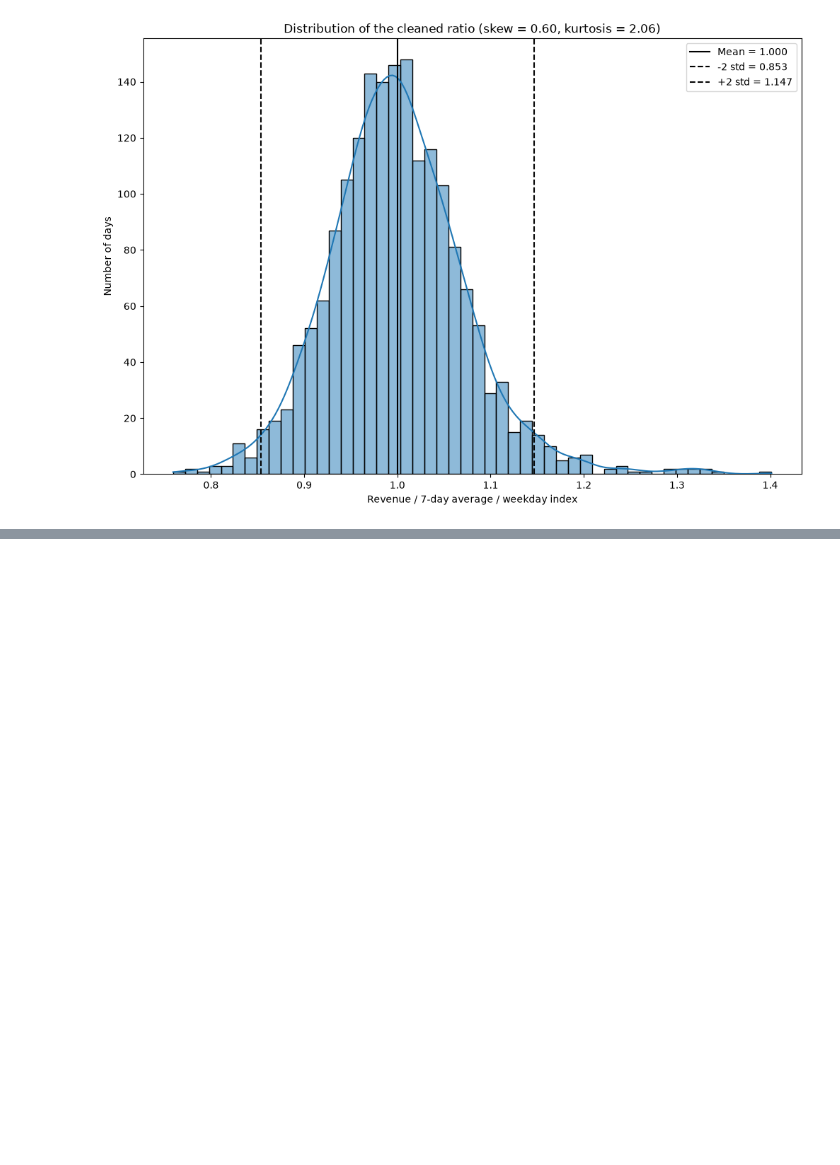
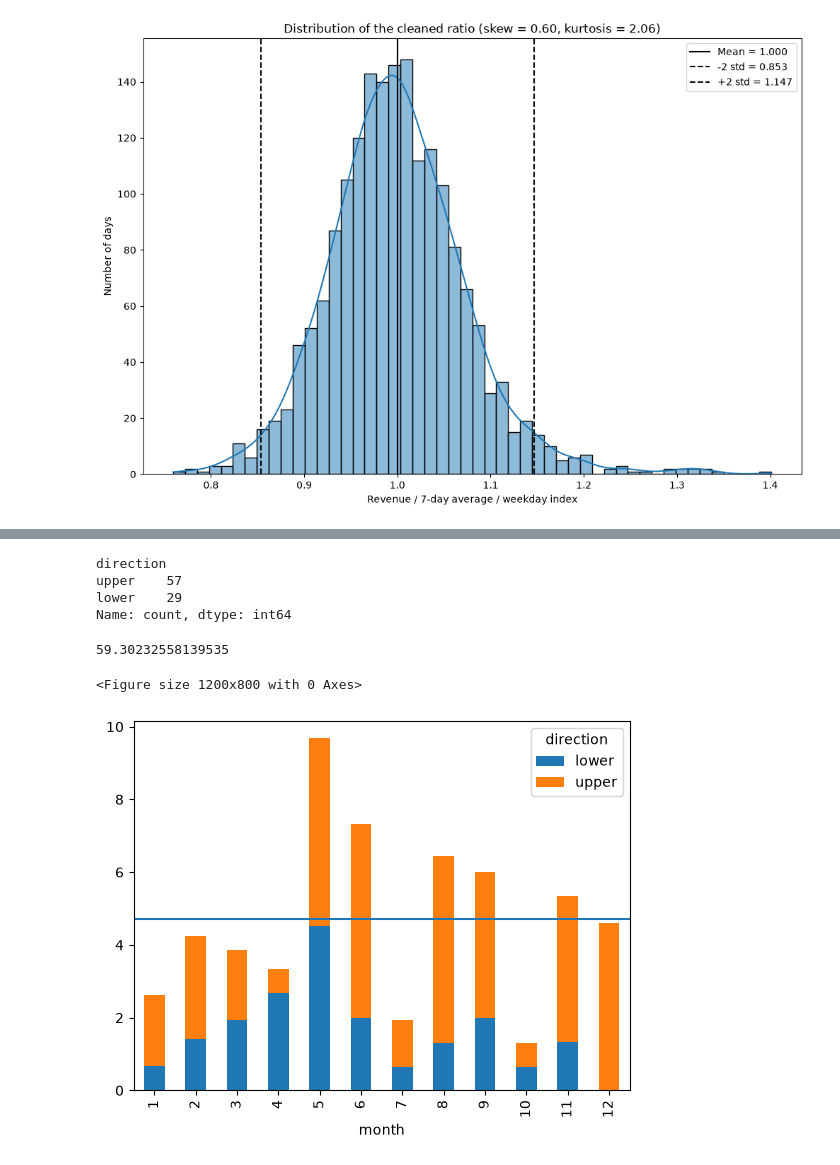
Before and after one commit to Grzegosh/sku_prediction, a Jupyter notebook: EDA.ipynb, the cells around one changed output, grey strips where cells are left out. Saved outputs shown, nothing was run; the diff lists cells and outputs as text; code cells hidden in the pictures; blank space fills up the shorter version.

Commit message:
Started checking outliers

```diff
--- a/EDA.ipynb
+++ b/EDA.ipynb
@@ -575,0 +555,57 @@ Text(0, 0.5, 'Number of days')
+# %%
+upper_bound = noise_mean + 2 * noise_std
+lower_bound = noise_mean - 2 * noise_std
+
+
+cols_to_pick = ['date','month','iso_day_of_week', 'year', 'is_holiday', 'is_special_day','is_payday_window','is_discount_period','revenue',
+                                                'rev_div_rev_7d', 'rev_div_rev_7d_wo_w_index']
+upper_bound_mask = noise > upper_bound
+upper_bound_mask = noise[upper_bound_mask].index
+upper_outlier_days = trend_df_wo_weekly_profile[cols_to_pick].loc[upper_bound_mask]
+upper_outlier_days['direction'] = 'upper'
+
+
+lower_bound_mask = noise < lower_bound
+lower_bound_mask = noise[lower_bound_mask].index
+lower_outlier_days = trend_df_wo_weekly_profile[cols_to_pick].loc[lower_bound_mask]
+lower_outlier_days['direction'] = 'lower'
+
+
+outlier_days = pd.concat([upper_outlier_days, lower_outlier_days])
+outlier_days['num_of_std'] = np.abs((outlier_days['rev_div_rev_7d_wo_w_index'] - noise_mean) / noise_std)
+outlier_days = outlier_days.sort_values('num_of_std', ascending=False)
+
+outlier_days['date_dt'] = pd.to_datetime(outlier_days['date'])
+# %%
+outlier_days['direction'].value_counts()
+# %% [output]
+direction
+upper    57
+lower    29
+Name: count, dtype: int64
+# %%
+outlier_days[outlier_days['date_dt'].dt.day <= 12].shape[0] / outlier_days.shape[0] * 100
+# %% [output]
+59.30232558139535
+# %%
+cross_monthly = pd.crosstab(
+    outlier_days['month'],
+    outlier_days['direction']
+)
+
+denom_monthly = trend_df_wo_weekly_profile.copy()
+denom_monthly = denom_monthly.dropna(subset='rev_div_rev_7d')
+all_days = denom_monthly.shape[0]
+denom_monthly = denom_monthly.groupby(
+    'month'
+).size()
+
+cross_monthly = cross_monthly.div(denom_monthly, axis=0) * 100
+ref = outlier_days.shape[0] / all_days * 100
+# %%
+plt.figure(figsize=(12,8));
+ax = cross_monthly.plot(kind='bar', stacked=True);
+ax.axhline(ref);
+# %% [output]
+<Figure size 1200x800 with 0 Axes>
+[figure, added]
```
Also changed, not shown: parts of 9 cells of this notebook, 1 other file.
